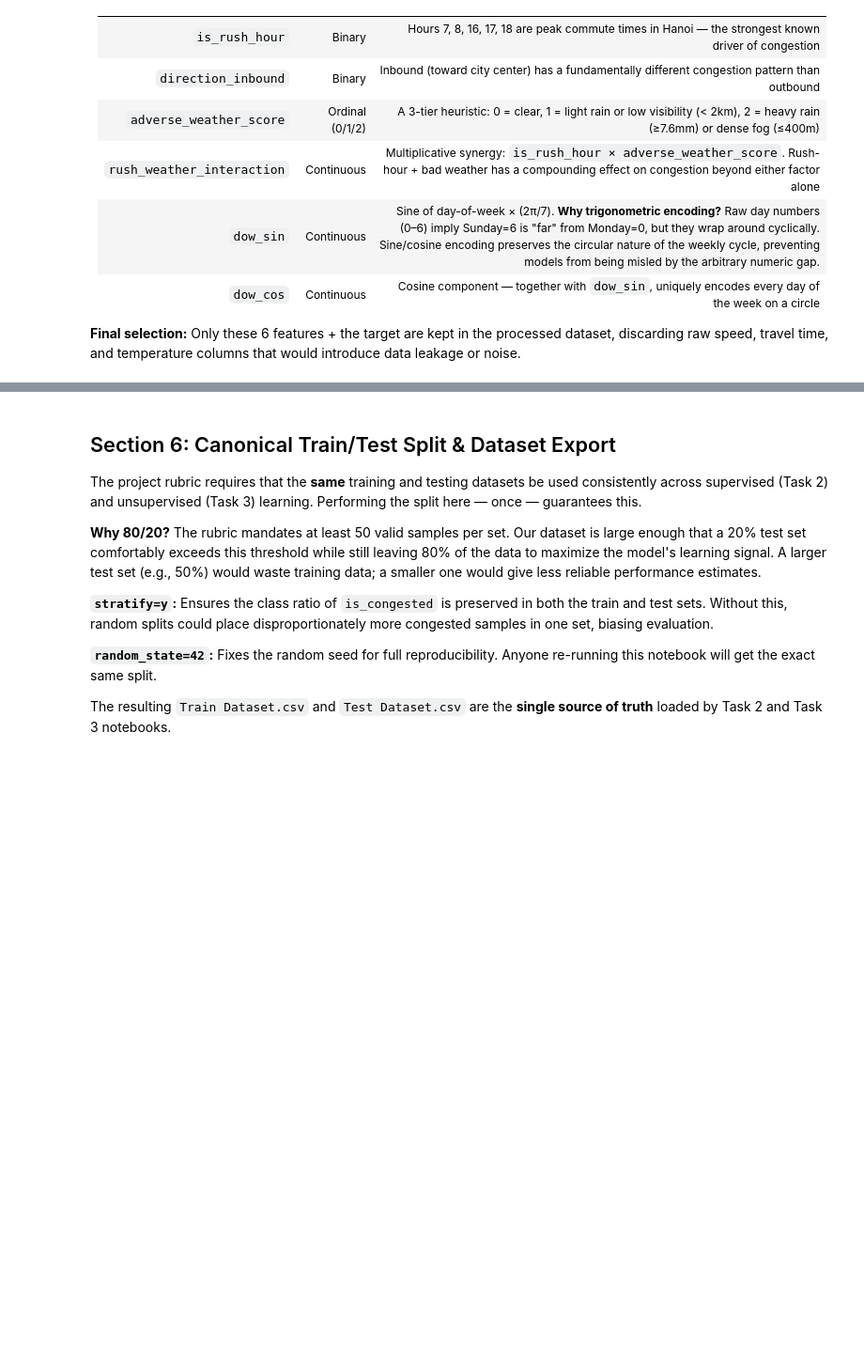
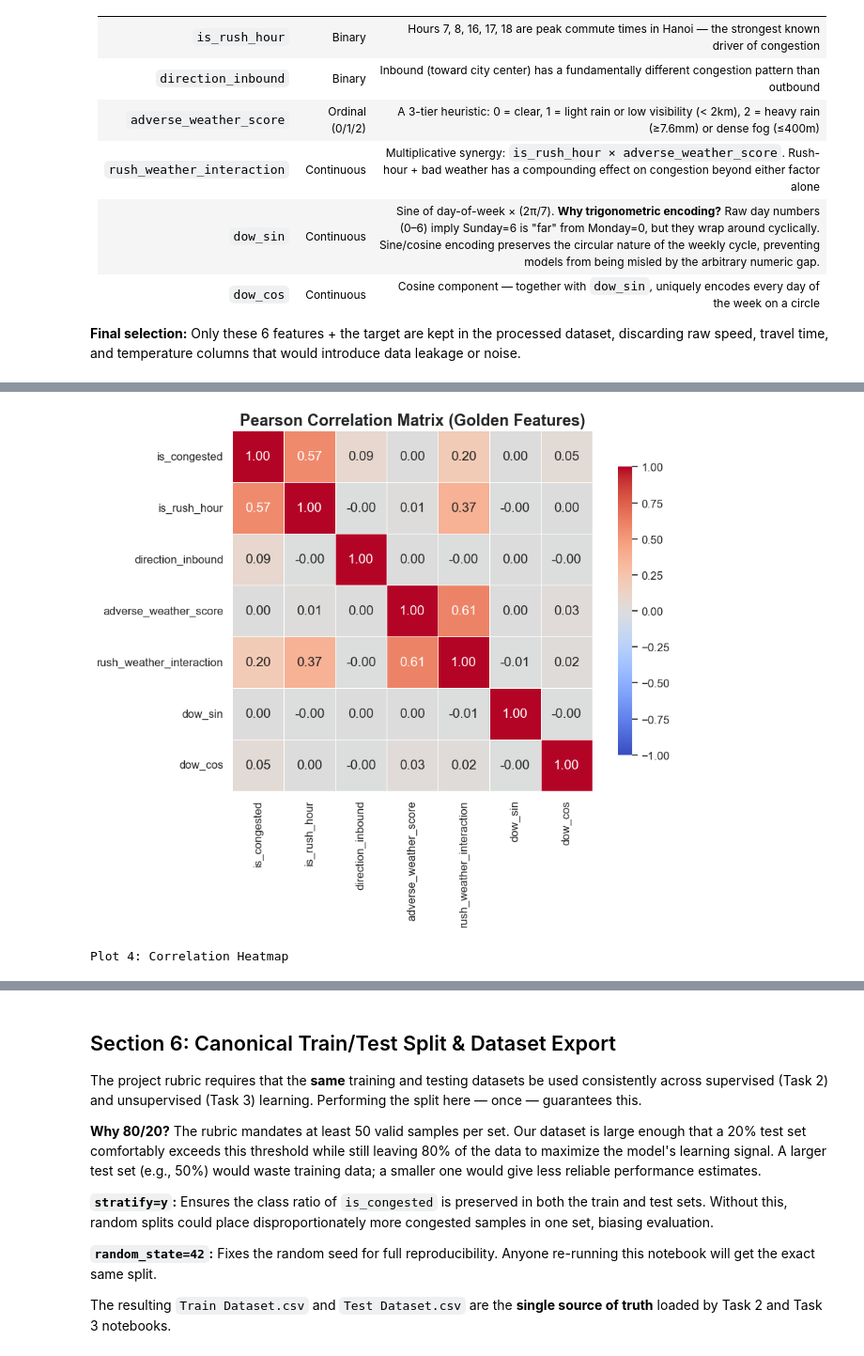
Before and after one commit to EnTeeKiu/FinalDataScience, a Jupyter notebook: Code/Task 1/Task1_Data_Processing_And_Preparation.ipynb, the cells around one changed output, grey strips where cells are left out. Shown at 94% size. Cells and saved outputs as stored; diff of their text form; code cells hidden in the pictures; blank space fills up the shorter version.

```diff
--- a/Code/Task 1/Task1_Data_Processing_And_Preparation.ipynb
+++ b/Code/Task 1/Task1_Data_Processing_And_Preparation.ipynb
@@ -232,14 +294,17 @@ if 'is_rush_hour' in df_processed.columns and 'adverse_weather_score' in df_proc
 # %%
 # Plot 4: Pearson Correlation Heatmap
 features_to_plot = ['is_congested', 'is_rush_hour', 'direction_inbound',
                     'adverse_weather_score', 'rush_weather_interaction', 'dow_sin', 'dow_cos']
 existing = [c for c in features_to_plot if c in df_processed.columns]
 corr_matrix = df_processed[existing].corr()
 
 plt.figure(figsize=(10, 8))
 sns.heatmap(corr_matrix, annot=True, fmt='.2f', cmap='coolwarm',
             vmin=-1, vmax=1, square=True, linewidths=.5, cbar_kws={'shrink': .8})
-plt.title('Pearson Correlation Matrix (Golden Features)', fontsize=14, fontweight='bold')
+plt.title('Pearson Correlation Matrix (Golden Features)', fontsize=17, fontweight='bold')
 plt.tight_layout()
 plt.show()
 print('Plot 4: Correlation Heatmap')
+# %% [output]
+[figure, added]
+Plot 4: Correlation Heatmap
```
Also changed, not shown: parts of 10 cells of this notebook.
